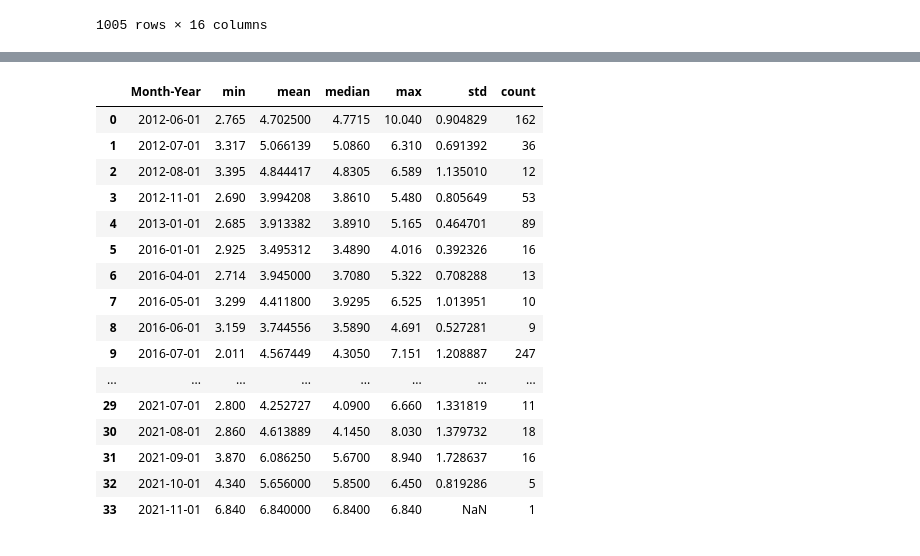
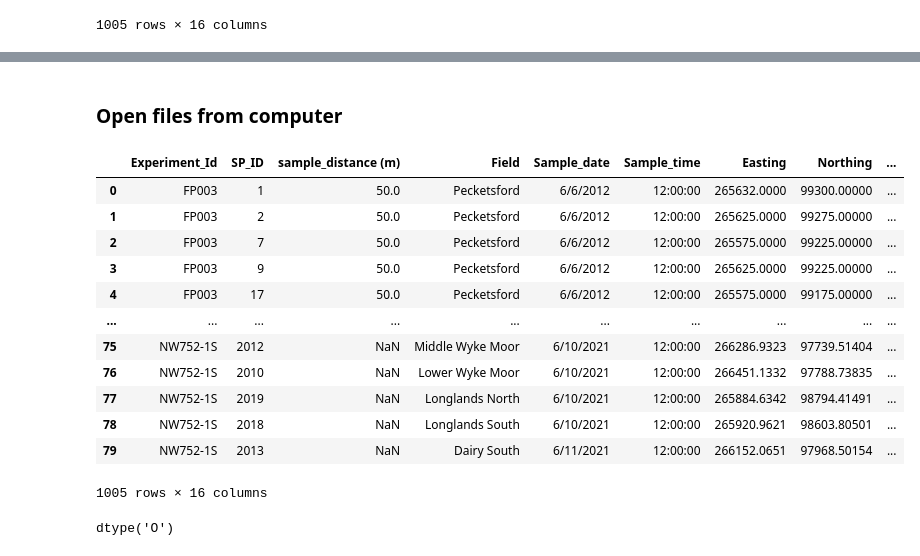
Before and after one commit to neli12/project-carbon-RR, a Jupyter notebook: First steps in analysing RR data.ipynb, the cells around one changed output, grey strips where cells are left out. Cells and saved outputs as stored; diff of their text form; code cells hidden in the pictures.

```diff
--- a/First steps in analysing RR data.ipynb
+++ b/First steps in analysing RR data.ipynb
@@ -917,20 +867,30 @@ memory usage: 2.0 KB
-# %%
-group_month
-# %% [output]
-|  | Month-Year | min | mean | median | max | std | count |
-| 0 | 2012-06-01 | 2.765 | 4.702500 | 4.7715 | 10.040 | 0.904829 | 162 |
-| 1 | 2012-07-01 | 3.317 | 5.066139 | 5.0860 | 6.310 | 0.691392 | 36 |
-| 2 | 2012-08-01 | 3.395 | 4.844417 | 4.8305 | 6.589 | 1.135010 | 12 |
-| 3 | 2012-11-01 | 2.690 | 3.994208 | 3.8610 | 5.480 | 0.805649 | 53 |
-| 4 | 2013-01-01 | 2.685 | 3.913382 | 3.8910 | 5.165 | 0.464701 | 89 |
-| 5 | 2016-01-01 | 2.925 | 3.495312 | 3.4890 | 4.016 | 0.392326 | 16 |
-| 6 | 2016-04-01 | 2.714 | 3.945000 | 3.7080 | 5.322 | 0.708288 | 13 |
-| 7 | 2016-05-01 | 3.299 | 4.411800 | 3.9295 | 6.525 | 1.013951 | 10 |
-| 8 | 2016-06-01 | 3.159 | 3.744556 | 3.5890 | 4.691 | 0.527281 | 9 |
-| 9 | 2016-07-01 | 2.011 | 4.567449 | 4.3050 | 7.151 | 1.208887 | 247 |
-| ... | ... | ... | ... | ... | ... | ... | ... |
-| 29 | 2021-07-01 | 2.800 | 4.252727 | 4.0900 | 6.660 | 1.331819 | 11 |
-| 30 | 2021-08-01 | 2.860 | 4.613889 | 4.1450 | 8.030 | 1.379732 | 18 |
-| 31 | 2021-09-01 | 3.870 | 6.086250 | 5.6700 | 8.940 | 1.728637 | 16 |
-| 32 | 2021-10-01 | 4.340 | 5.656000 | 5.8500 | 6.450 | 0.819286 | 5 |
-| 33 | 2021-11-01 | 6.840 | 6.840000 | 6.8400 | 6.840 | NaN | 1 |
+# %% [markdown]
+### Open files from computer
+# %%
+files_df = pd.read_csv('dataset_final_date_RR.csv', sep =';')
+XY = files_df[['X', 'Y']]
+# %%
+## To open files from computer
+files = glob.glob('field_*csv')
+files_df = pd.concat([pd.read_csv(f, sep=';') for f in files], axis = 0)
+files_df.insert(8,'X', XY['X'])
+files_df.insert(9,'Y', XY['Y'])
+files_df
+# %% [output]
+|  | Experiment_Id | SP_ID | sample_distance (m) | Field | Sample_date | Sample_time | Easting | Northing | ... |
+| 0 | FP003 | 1 | 50.0 | Pecketsford | 6/6/2012 | 12:00:00 | 265632.0000 | 99300.00000 | ... |
+| 1 | FP003 | 2 | 50.0 | Pecketsford | 6/6/2012 | 12:00:00 | 265625.0000 | 99275.00000 | ... |
+| 2 | FP003 | 7 | 50.0 | Pecketsford | 6/6/2012 | 12:00:00 | 265575.0000 | 99225.00000 | ... |
+| 3 | FP003 | 9 | 50.0 | Pecketsford | 6/6/2012 | 12:00:00 | 265625.0000 | 99225.00000 | ... |
+| 4 | FP003 | 17 | 50.0 | Pecketsford | 6/6/2012 | 12:00:00 | 265575.0000 | 99175.00000 | ... |
+| ... | ... | ... | ... | ... | ... | ... | ... | ... | ... |
+| 75 | NW752-1S | 2012 | NaN | Middle Wyke Moor | 6/10/2021 | 12:00:00 | 266286.9323 | 97739.51404 | ... |
+| 76 | NW752-1S | 2010 | NaN | Lower Wyke Moor | 6/10/2021 | 12:00:00 | 266451.1332 | 97788.73835 | ... |
+| 77 | NW752-1S | 2019 | NaN | Longlands North | 6/10/2021 | 12:00:00 | 265884.6342 | 98794.41491 | ... |
+| 78 | NW752-1S | 2018 | NaN | Longlands South | 6/10/2021 | 12:00:00 | 265920.9621 | 98603.80501 | ... |
+| 79 | NW752-1S | 2013 | NaN | Dairy South | 6/11/2021 | 12:00:00 | 266152.0651 | 97968.50154 | ... |
+1005 rows × 16 columns
+# %%
+files_df['Sample_date'].dtype
+# %% [output]
+dtype('O')
```
Also changed, not shown: parts of 29 cells of this notebook.
